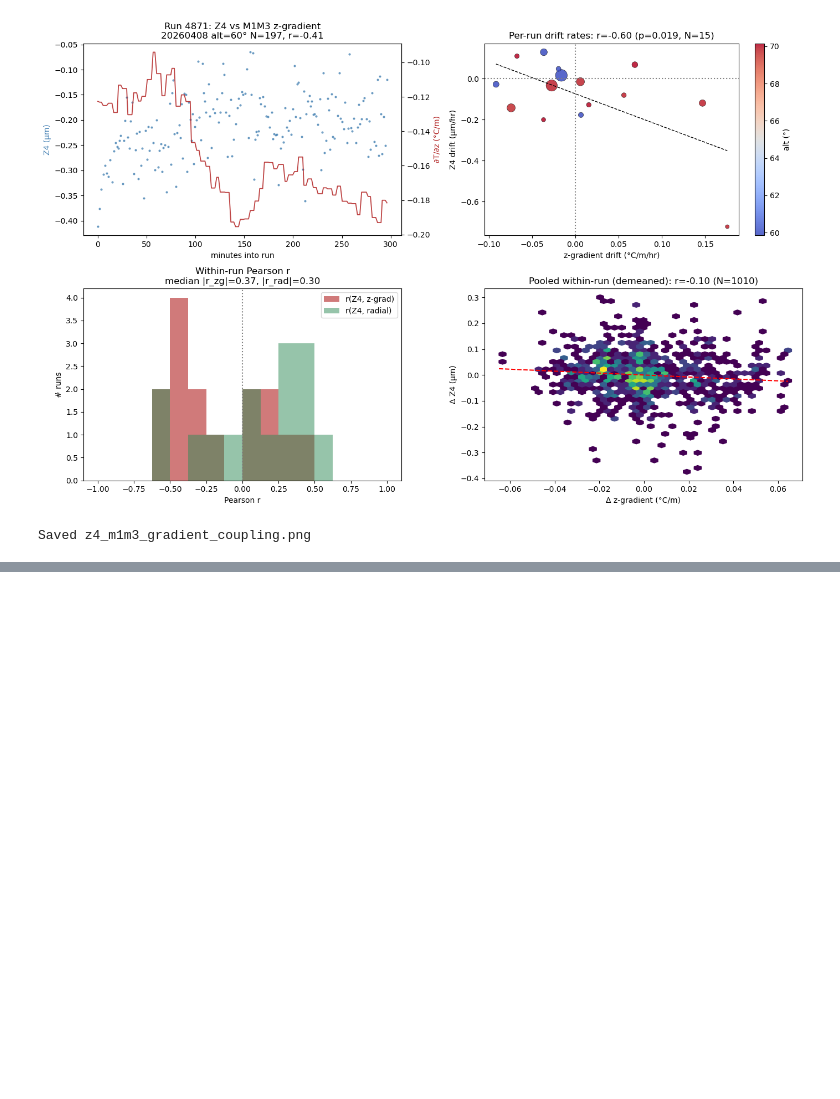
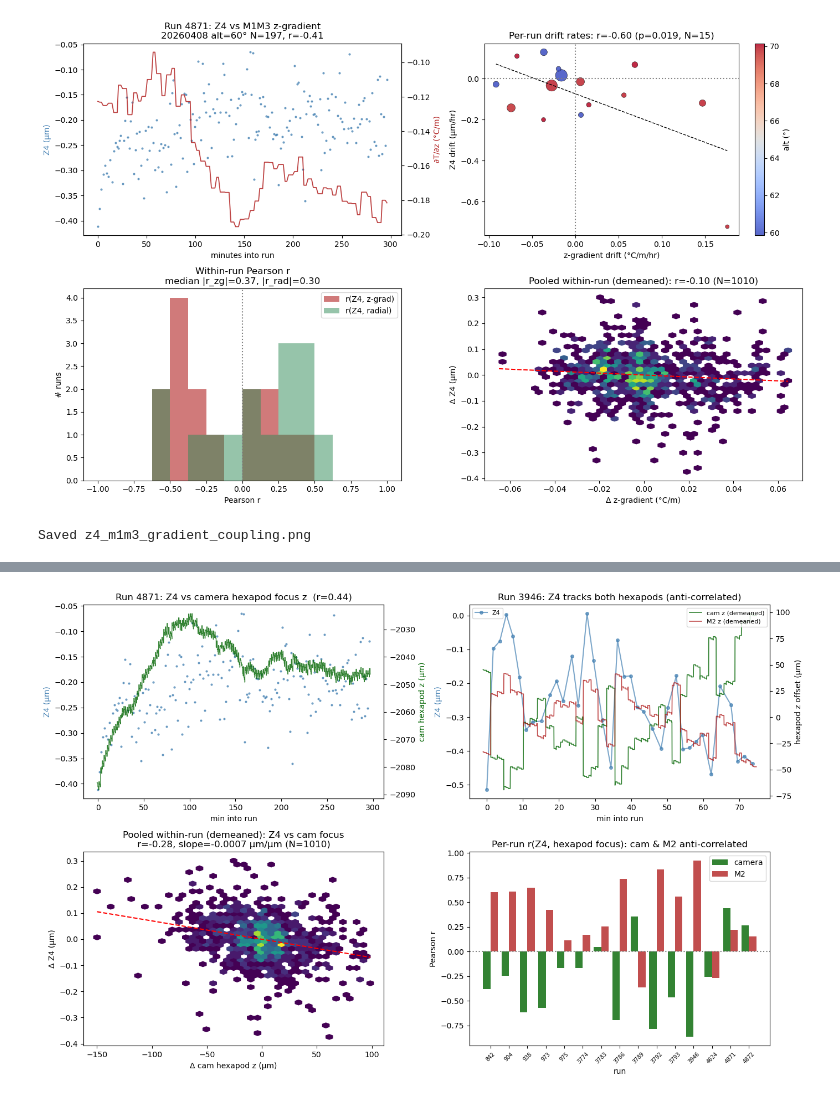
Before and after one commit to bstalder/notebooks, a Jupyter notebook: earlyoperations/optical_psf/MTAOS_Z4_Focus_Trends.ipynb, the cells around one changed output, grey strips where cells are left out. Drawn from its saved outputs; the diff is of its cells as text; code cells hidden in the pictures; blank space fills up the shorter version.

```diff
--- a/earlyoperations/optical_psf/MTAOS_Z4_Focus_Trends.ipynb
+++ b/earlyoperations/optical_psf/MTAOS_Z4_Focus_Trends.ipynb
@@ -1279,0 +1374,83 @@ Saved z4_m1m3_gradient_coupling.png
+# %%
+if "df_hexcorr" not in globals() or df_hexcorr.empty:
+    print("No hexapod coupling results — run the cell above.")
+else:
+    fig, axs = plt.subplots(2, 2, figsize=(14, 9))
+
+    # (a) Largest run: Z4 vs camera hexapod focus.
+    _big = int(df_drift.iloc[0]["run"]) if "df_drift" in globals() else 4871
+    _g = df_fix[df_fix["run"] == _big].sort_values("obs_start")
+    _hc = df_hex[(df_hex["run"] == _big) & (df_hex["salIndex"] == 1)].sort_values("ts")
+    _t0 = _g["obs_start"].min()
+    ax = axs[0, 0]; ax2 = ax.twinx()
+    ax.plot((_g["obs_start"] - _t0).dt.total_seconds() / 60, _g["z4_mean"], ".",
+            ms=4, color="steelblue", alpha=0.7)
+    ax2.plot((_hc["ts"] - _t0).dt.total_seconds() / 60, _hc["position2"], "-",
+             color="darkgreen", lw=1, alpha=0.8)
+    _ri = df_hexcorr[(df_hexcorr["run"] == _big) & (df_hexcorr["idx"] == 1)]
+    _rv = _ri["r_z4_pos"].iloc[0] if len(_ri) else np.nan
+    ax.set_title(f"Run {_big}: Z4 vs camera hexapod focus z  (r={_rv:.2f})")
+    ax.set_xlabel("min into run"); ax.set_ylabel("Z4 (µm)", color="steelblue")
+    ax2.set_ylabel("cam hexapod z (µm)", color="darkgreen")
+
+    # (b) Tightest-coupling run: Z4 vs both hexapods (demeaned).
+    _tight = int(df_hexcorr.loc[df_hexcorr["r_z4_pos"].abs().idxmax(), "run"])
+    _g = df_fix[df_fix["run"] == _tight].sort_values("obs_start"); _t0 = _g["obs_start"].min()
+    ax = axs[0, 1]; ax2 = ax.twinx()
+    ax.plot((_g["obs_start"] - _t0).dt.total_seconds() / 60, _g["z4_mean"], "o-",
+            ms=4, color="steelblue", alpha=0.7, label="Z4")
+    for _idx, _col in [(1, "darkgreen"), (2, "firebrick")]:
+        _h = df_hex[(df_hex["run"] == _tight) & (df_hex["salIndex"] == _idx)].sort_values("ts")
+        _z = _h["position2"].values - np.nanmean(_h["position2"].values)
+        ax2.plot((_h["ts"] - _t0).dt.total_seconds() / 60, _z, "-", color=_col, lw=1.2,
+                 alpha=0.8, label=f"{'cam' if _idx == 1 else 'M2'} z (demeaned)")
+    ax.set_title(f"Run {_tight}: Z4 tracks both hexapods (anti-correlated)")
+    ax.set_xlabel("min into run"); ax.set_ylabel("Z4 (µm)", color="steelblue")
+    ax2.set_ylabel("hexapod z offset (µm)")
+    ax.legend(loc="upper left", fontsize=8); ax2.legend(loc="upper right", fontsize=8)
+
+    # (c) Pooled within-run (demeaned) Z4 vs camera focus.
+    _parts = []
+    for _rid, _g in df_fix.groupby("run"):
+        if len(_g) < 20:
+            continue
+        _rr = df_runs.loc[_rid]
+        if _rr["az_rng"] > 1.0 or _rr["alt_rng"] > 1.0:
+            continue
+        _h = df_hex[(df_hex["run"] == _rid) & (df_hex["salIndex"] == 1)].sort_values("ts")
+        if _h.empty:
+            continue
+        _j = pd.merge_asof(_g.sort_values("obs_start")[["obs_start", "z4_mean"]],
+                           _h[["ts", "position2"]], left_on="obs_start", right_on="ts",
+                           direction="nearest", tolerance=pd.Timedelta("5s")).dropna(
+                               subset=["z4_mean", "position2"])
+        if len(_j) < 10:
+            continue
+        _parts.append(pd.DataFrame({"z4d": _j["z4_mean"] - _j["z4_mean"].mean(),
+                                    "zd": _j["position2"] - _j["position2"].mean()}))
+    _P = pd.concat(_parts, ignore_index=True)
+    ax = axs[1, 0]
+    ax.hexbin(_P["zd"], _P["z4d"], gridsize=40, cmap="viridis", mincnt=1)
+    _r = pearsonr(_P["zd"], _P["z4d"])[0]; _s, _b = np.polyfit(_P["zd"], _P["z4d"], 1)
+    _xx = np.linspace(_P["zd"].min(), _P["zd"].max(), 10); ax.plot(_xx, _s * _xx + _b, "r--", lw=1.5)
+    ax.set_title(f"Pooled within-run (demeaned): Z4 vs cam focus\nr={_r:.2f}, "
+                 f"slope={_s:.4f} µm/µm (N={len(_P)})")
+    ax.set_xlabel("Δ cam hexapod z (µm)"); ax.set_ylabel("Δ Z4 (µm)")
+
+    # (d) Per-run r for camera and M2.
+    ax = axs[1, 1]
+    _B = df_hexcorr.pivot_table(index="run", columns="hex", values="r_z4_pos")
+    _x = np.arange(len(_B)); _w = 0.4
+    ax.bar(_x - _w / 2, _B.get("cam"), _w, color="darkgreen", label="camera", alpha=0.8)
+    ax.bar(_x + _w / 2, _B.get("M2"), _w, color="firebrick", label="M2", alpha=0.8)
+    ax.axhline(0, color="gray", ls=":"); ax.set_xticks(_x)
+    ax.set_xticklabels(_B.index, rotation=45, fontsize=7)
+    ax.set_title("Per-run r(Z4, hexapod focus): cam & M2 anti-correlated")
+    ax.set_xlabel("run"); ax.set_ylabel("Pearson r"); ax.legend()
+
+    plt.tight_layout()
+    plt.savefig("z4_hexapod_coupling.png", dpi=120, bbox_inches="tight")
+    plt.show()
+    print("Saved z4_hexapod_coupling.png")
+# %% [output]
+[figure, added]
```
Also changed, not shown: parts of 5 cells of this notebook, 2 other files.
